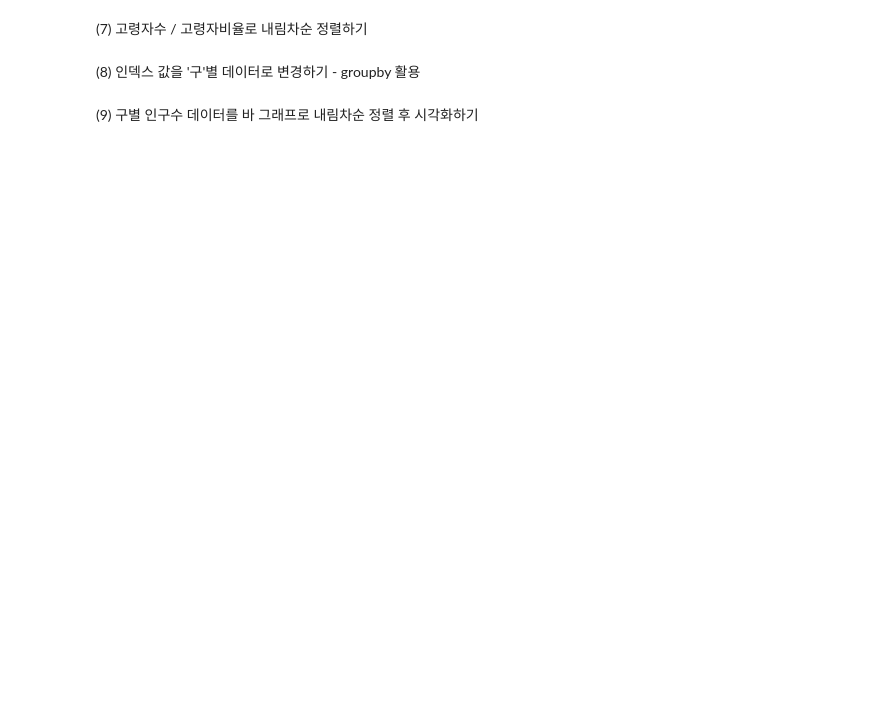
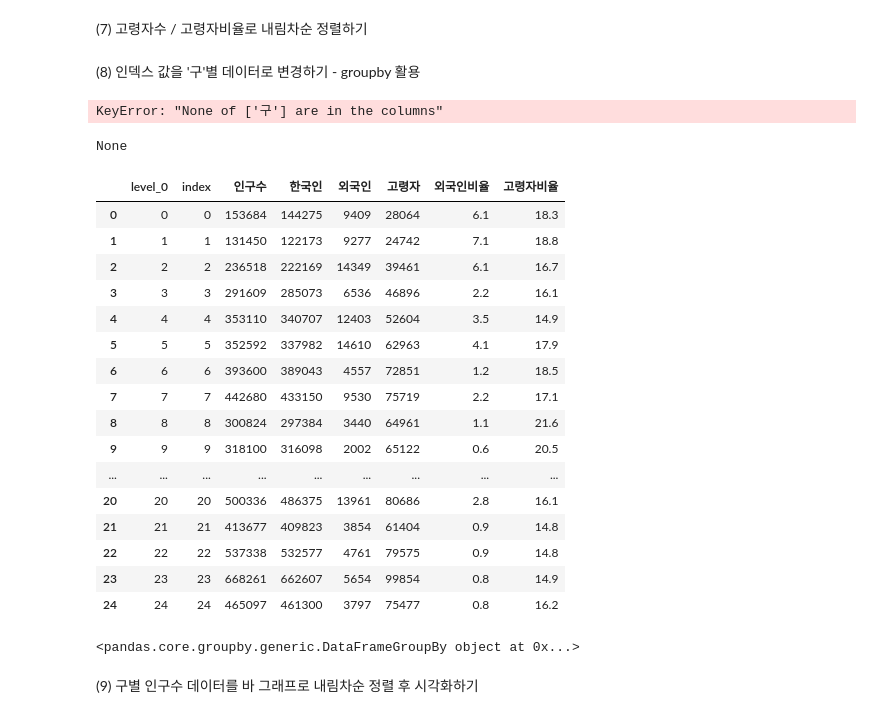
Before and after one commit to favorsyoon/python_advance, a Jupyter notebook: 04-26/seoul_population.ipynb, the cells around one changed output. Saved outputs shown, nothing was run; the diff lists cells and outputs as text; code cells hidden in the pictures; blank space fills up the shorter version.

```diff
--- a/04-26/seoul_population.ipynb
+++ b/04-26/seoul_population.ipynb
@@ -349,3 +368,43 @@ foreign_sorted_by_descending
 (7) 고령자수 / 고령자비율로 내림차순 정렬하기
 # %% [markdown]
 (8) 인덱스 값을 '구'별 데이터로 변경하기 - groupby 활용
+# %%
+new_df = new_df.reset_index(drop=True)
+new_df_groupby_gu = new_df.set_index('구', inplace=True)
+
+
+# 데이터프레임의 인덱스 값을 컬럼 데이터로 변경하는 것은 reset_index 메소드를 사용하여 가능합니다.
+# 예를 들어, new_df 데이터프레임의 인덱스 값을 '구' 컬럼 데이터로 변경하려면 다음과 같이 코드를 작성할 수 있습니다.
+# 위의 코드는 reset_index 메소드를 사용하여 인덱스 값을 리셋하고, set_index 메소드를 사용하여 '구' 컬럼 데이터를 인덱스로 설정합니다.
+new_df_groupby_gu
+# %% [output]
+KeyError: "None of ['구'] are in the columns"
+# %%
+print(new_df_groupby_gu)
+# %% [output]
+None
+# %%
+new_df
+# %% [output]
+|  | level_0 | index | 인구수 | 한국인 | 외국인 | 고령자 | 외국인비율 | 고령자비율 |
+| 0 | 0 | 0 | 153684 | 144275 | 9409 | 28064 | 6.1 | 18.3 |
+| 1 | 1 | 1 | 131450 | 122173 | 9277 | 24742 | 7.1 | 18.8 |
+| 2 | 2 | 2 | 236518 | 222169 | 14349 | 39461 | 6.1 | 16.7 |
+| 3 | 3 | 3 | 291609 | 285073 | 6536 | 46896 | 2.2 | 16.1 |
+| 4 | 4 | 4 | 353110 | 340707 | 12403 | 52604 | 3.5 | 14.9 |
+| 5 | 5 | 5 | 352592 | 337982 | 14610 | 62963 | 4.1 | 17.9 |
+| 6 | 6 | 6 | 393600 | 389043 | 4557 | 72851 | 1.2 | 18.5 |
+| 7 | 7 | 7 | 442680 | 433150 | 9530 | 75719 | 2.2 | 17.1 |
+| 8 | 8 | 8 | 300824 | 297384 | 3440 | 64961 | 1.1 | 21.6 |
+| 9 | 9 | 9 | 318100 | 316098 | 2002 | 65122 | 0.6 | 20.5 |
+| ... | ... | ... | ... | ... | ... | ... | ... | ... |
+| 20 | 20 | 20 | 500336 | 486375 | 13961 | 80686 | 2.8 | 16.1 |
+| 21 | 21 | 21 | 413677 | 409823 | 3854 | 61404 | 0.9 | 14.8 |
+| 22 | 22 | 22 | 537338 | 532577 | 4761 | 79575 | 0.9 | 14.8 |
+| 23 | 23 | 23 | 668261 | 662607 | 5654 | 99854 | 0.8 | 14.9 |
+| 24 | 24 | 24 | 465097 | 461300 | 3797 | 75477 | 0.8 | 16.2 |
+# %%
+index_by_gu = new_df.groupby(['구'])
+index_by_gu
+# %% [output]
+<pandas.core.groupby.generic.DataFrameGroupBy object at 0x...>
```
Also changed, not shown: parts of 5 cells of this notebook.
